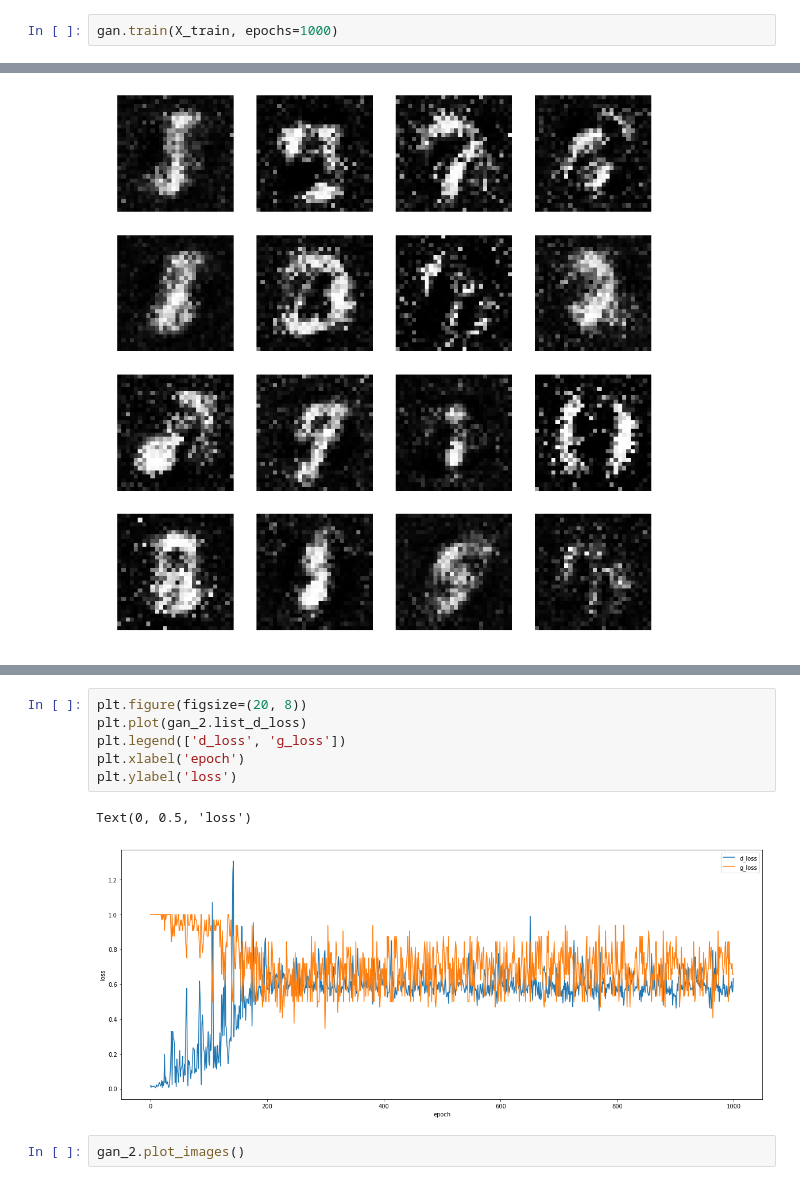
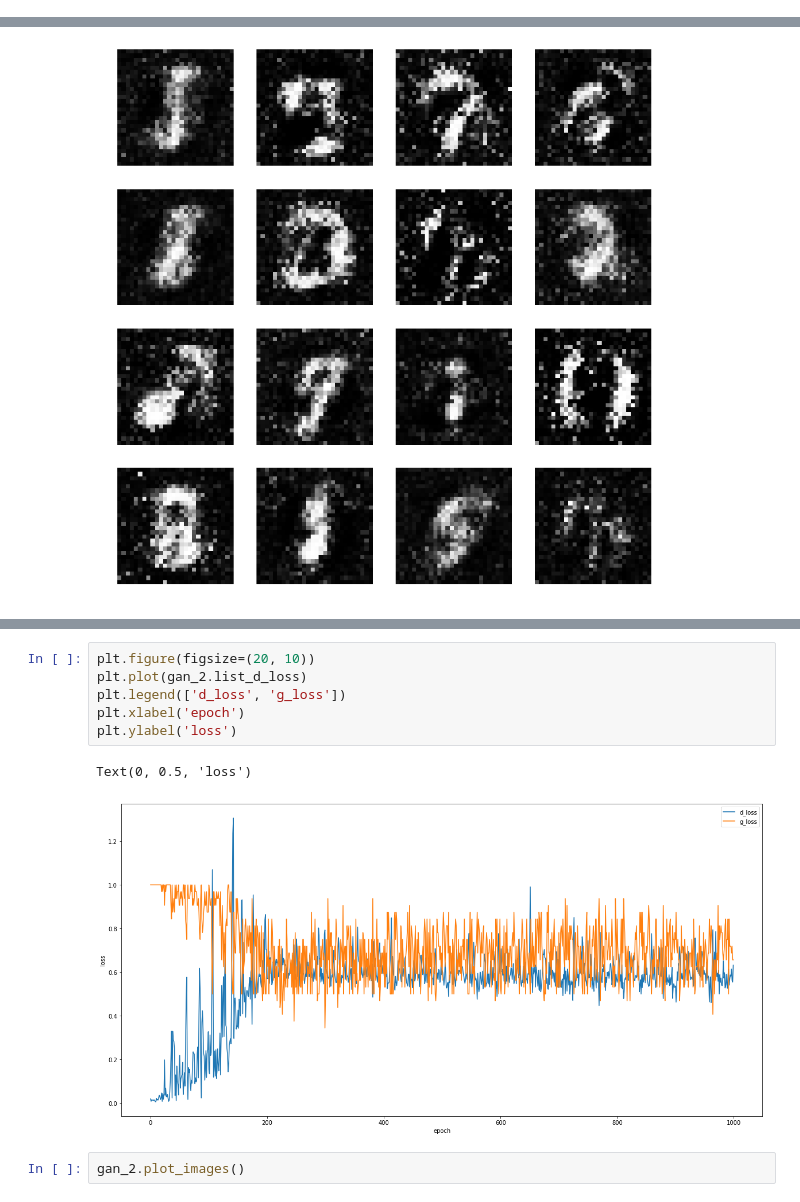
Before and after one commit to xiaolng/weekly_report, a Jupyter notebook: source/gan_mnist_keras.ipynb, the cells around one changed output, grey strips where cells are left out. Cells and saved outputs as stored; diff of their text form.

```diff
--- a/source/gan_mnist_keras.ipynb
+++ b/source/gan_mnist_keras.ipynb
@@ -179,2 +168,0 @@ _________________________________________________________________
-# %%
-gan.train(X_train, epochs=1000)
@@ -293,14 +259,14 @@ epoch: 997, [Discriminator :: d_loss: 0.561826], [ Generator :: loss: 0.871113]
 epoch: 998, [Discriminator :: d_loss: 0.554396], [ Generator :: loss: 0.863462]
 epoch: 999, [Discriminator :: d_loss: 0.631907], [ Generator :: loss: 0.759064]
 # %%
-plt.figure(figsize=(20, 8))
+plt.figure(figsize=(20, 10))
 plt.plot(gan_2.list_d_loss)
 plt.legend(['d_loss', 'g_loss'])
 plt.xlabel('epoch')
 plt.ylabel('loss')
 # %% [output]
 Text(0, 0.5, 'loss')
-[figure, old version]
+[figure, new version]
 # %%
 gan_2.plot_images()
 # %% [output]
```
Also changed, not shown: parts of 13 cells of this notebook.
